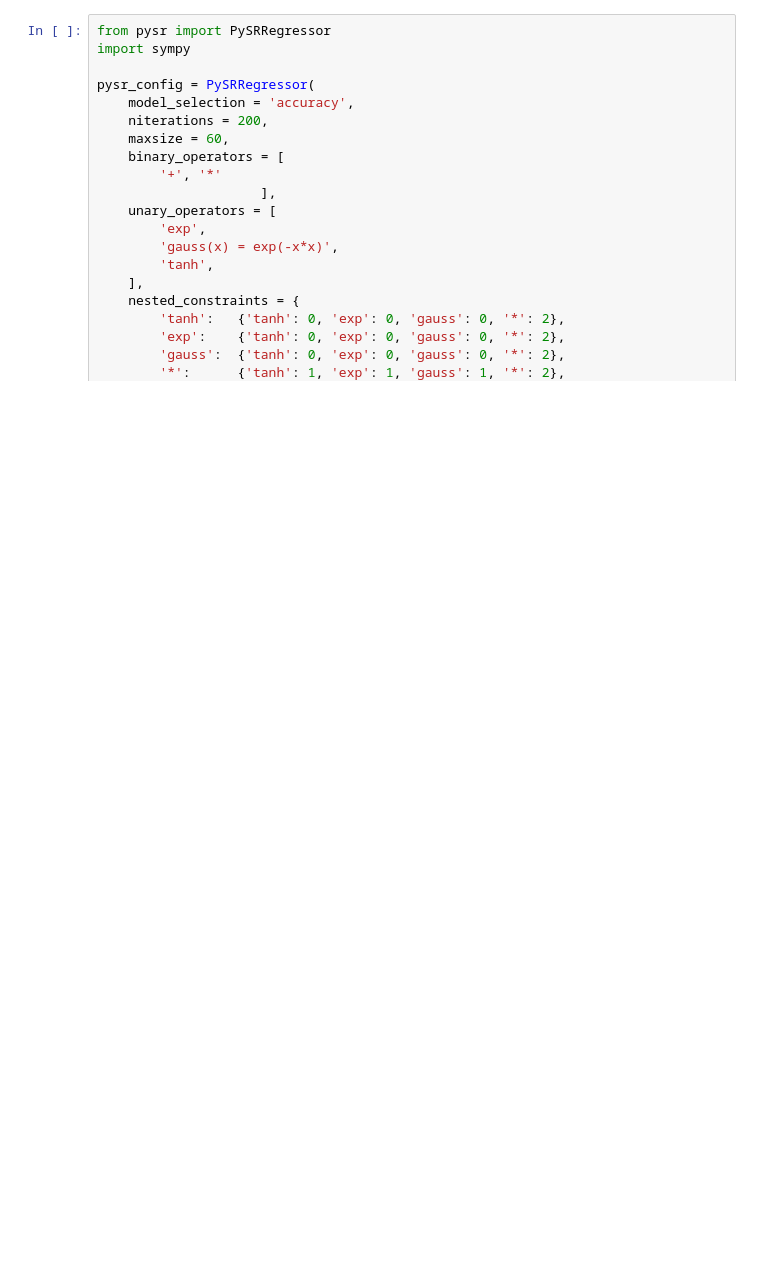
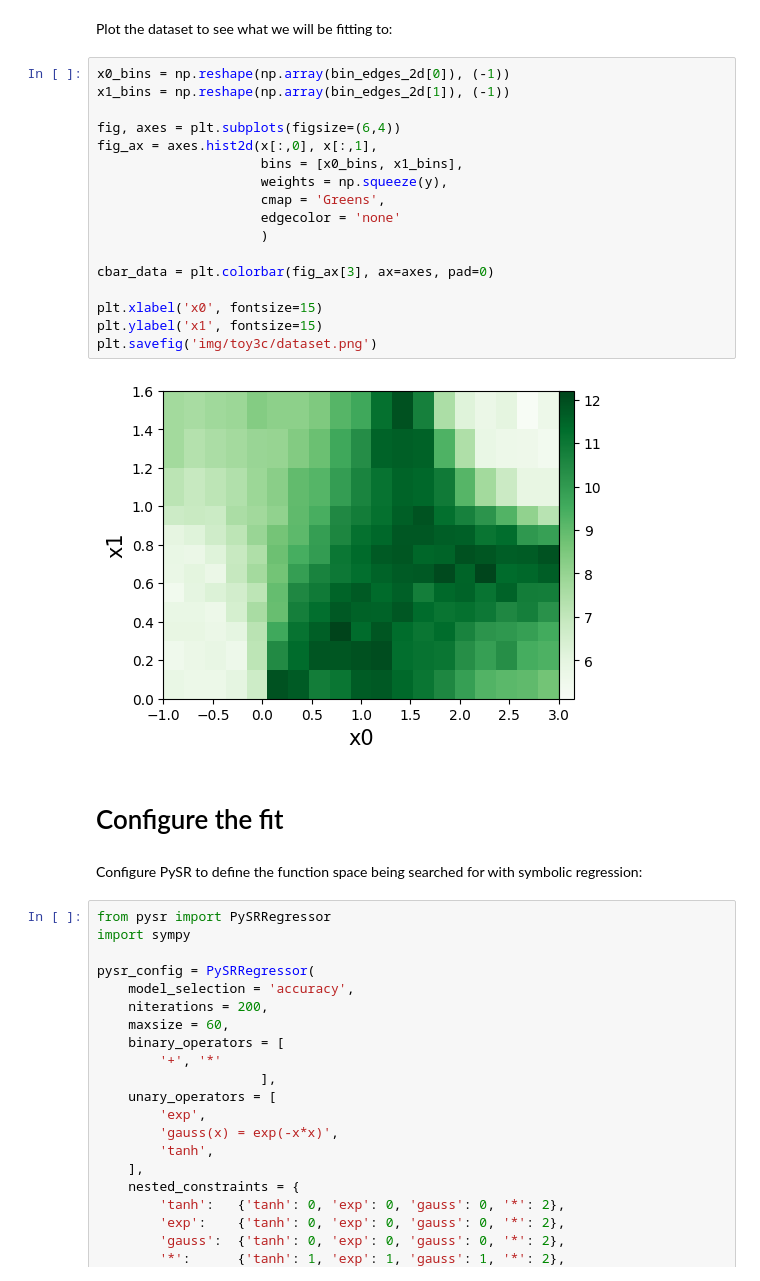
Before and after one commit to hftsoi/symbolfit, a Jupyter notebook: docs/demo/notebooks/Toy_dataset_3c.ipynb, the cells around one changed output. Saved outputs shown, nothing was run; the diff lists cells and outputs as text; blank space fills up the shorter version.

```diff
--- a/docs/demo/notebooks/Toy_dataset_3c.ipynb
+++ b/docs/demo/notebooks/Toy_dataset_3c.ipynb
@@ -22,3 +36,28 @@ y_down=np.array([0.48454352, 0.44669122, 0.43104354, 0.41109666, 0.3934637, 0.37
+# %% [markdown]
+Plot the dataset to see what we will be fitting to:
+# %%
+x0_bins = np.reshape(np.array(bin_edges_2d[0]), (-1))
+x1_bins = np.reshape(np.array(bin_edges_2d[1]), (-1))
+
+fig, axes = plt.subplots(figsize=(6,4))
+fig_ax = axes.hist2d(x[:,0], x[:,1],
+                     bins = [x0_bins, x1_bins],
+                     weights = np.squeeze(y),
+                     cmap = 'Greens',
+                     edgecolor = 'none'
+                     )
+
+cbar_data = plt.colorbar(fig_ax[3], ax=axes, pad=0)
+
+plt.xlabel('x0', fontsize=15)
+plt.ylabel('x1', fontsize=15)
+plt.savefig('img/toy3c/dataset.png')
+# %% [output]
+[figure, added]
+# %% [markdown]
+# Configure the fit
+# %% [markdown]
+Configure PySR to define the function space being searched for with symbolic regression:
 # %%
 from pysr import PySRRegressor
 import sympy
```
Also changed, not shown: parts of 29 cells of this notebook, 44 other files.
